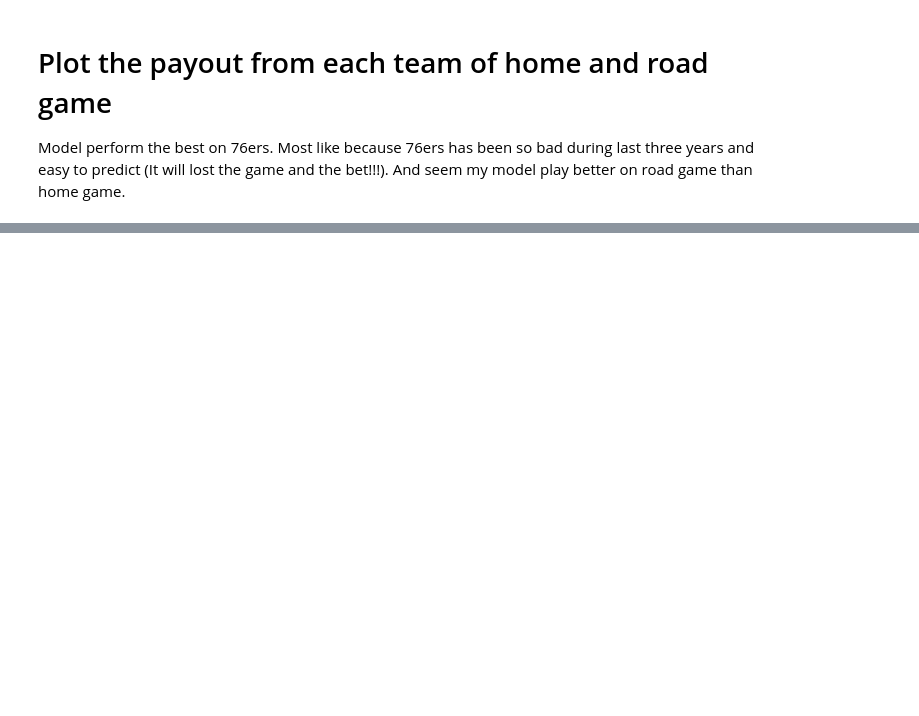
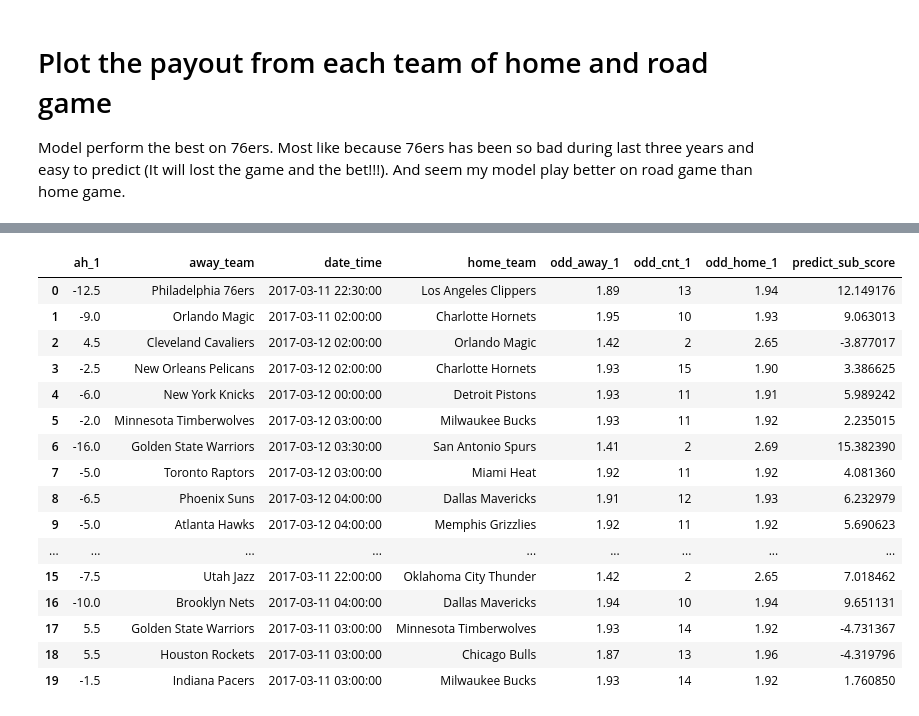
Before and after one commit to ccuulinay/playing_nba, a Jupyter notebook: nba_odds_analysis/predict_sub_score.ipynb, the cells around one changed output, grey strips where cells are left out. Cells and saved outputs as stored; diff of their text form; code cells hidden in the pictures; blank space fills up the shorter version.

```diff
--- a/nba_odds_analysis/predict_sub_score.ipynb
+++ b/nba_odds_analysis/predict_sub_score.ipynb
@@ -396,0 +457,10 @@ plt.show()
+# %%
+def predict_tomorrow(input_df, teams_df):
+    post_input_df = preprocess_today_df(teams_df, input_df)
+    post_input_df = post_input_df[NEW_FEATURES]
+
+    tt_data = post_input_df.as_matrix()
+    tt_prediction = Lasreg.predict(tt_data)
+    temp_df = input_df.copy()
+    temp_df['predict_sub_score'] = tt_prediction
+    return temp_df
@@ -396,0 +493,23 @@ plt.show()
+# %%
+input_20170311 = pd.read_json("/Users/ccuulinay/PycharmProjects/nba_data/nba_odds_ah_pregetter/4_item.json")
+result_df = predict_tomorrow(input_20170311, teams_df)
+# %%
+result_df
+# %% [output]
+|  | ah_1 | away_team | date_time | home_team | odd_away_1 | odd_cnt_1 | odd_home_1 | predict_sub_score |
+| 0 | -12.5 | Philadelphia 76ers | 2017-03-11 22:30:00 | Los Angeles Clippers | 1.89 | 13 | 1.94 | 12.149176 |
+| 1 | -9.0 | Orlando Magic | 2017-03-11 02:00:00 | Charlotte Hornets | 1.95 | 10 | 1.93 | 9.063013 |
+| 2 | 4.5 | Cleveland Cavaliers | 2017-03-12 02:00:00 | Orlando Magic | 1.42 | 2 | 2.65 | -3.877017 |
+| 3 | -2.5 | New Orleans Pelicans | 2017-03-12 02:00:00 | Charlotte Hornets | 1.93 | 15 | 1.90 | 3.386625 |
+| 4 | -6.0 | New York Knicks | 2017-03-12 00:00:00 | Detroit Pistons | 1.93 | 11 | 1.91 | 5.989242 |
+| 5 | -2.0 | Minnesota Timberwolves | 2017-03-12 03:00:00 | Milwaukee Bucks | 1.93 | 11 | 1.92 | 2.235015 |
+| 6 | -16.0 | Golden State Warriors | 2017-03-12 03:30:00 | San Antonio Spurs | 1.41 | 2 | 2.69 | 15.382390 |
+| 7 | -5.0 | Toronto Raptors | 2017-03-12 03:00:00 | Miami Heat | 1.92 | 11 | 1.92 | 4.081360 |
+| 8 | -6.5 | Phoenix Suns | 2017-03-12 04:00:00 | Dallas Mavericks | 1.91 | 12 | 1.93 | 6.232979 |
+| 9 | -5.0 | Atlanta Hawks | 2017-03-12 04:00:00 | Memphis Grizzlies | 1.92 | 11 | 1.92 | 5.690623 |
+| ... | ... | ... | ... | ... | ... | ... | ... | ... |
+| 15 | -7.5 | Utah Jazz | 2017-03-11 22:00:00 | Oklahoma City Thunder | 1.42 | 2 | 2.65 | 7.018462 |
+| 16 | -10.0 | Brooklyn Nets | 2017-03-11 04:00:00 | Dallas Mavericks | 1.94 | 10 | 1.94 | 9.651131 |
+| 17 | 5.5 | Golden State Warriors | 2017-03-11 03:00:00 | Minnesota Timberwolves | 1.93 | 14 | 1.92 | -4.731367 |
+| 18 | 5.5 | Houston Rockets | 2017-03-11 03:00:00 | Chicago Bulls | 1.87 | 13 | 1.96 | -4.319796 |
+| 19 | -1.5 | Indiana Pacers | 2017-03-11 03:00:00 | Milwaukee Bucks | 1.93 | 14 | 1.92 | 1.760850 |
```
Also changed, not shown: parts of 18 cells of this notebook, 14 other files.
